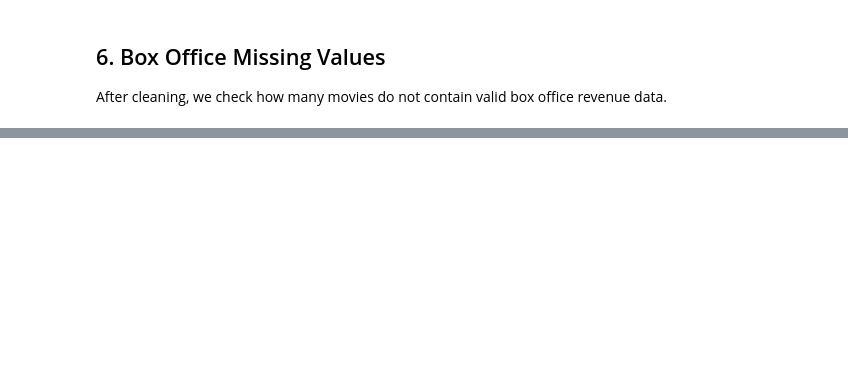
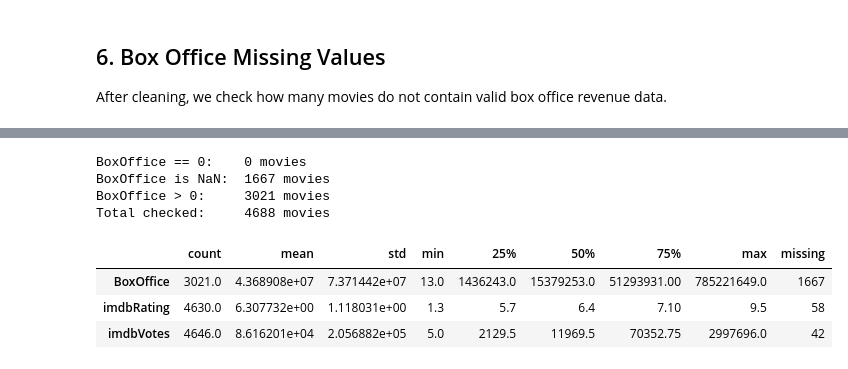
Before and after one commit to CU-S25-MSDSSB-DSCI-01-DataScienceLab/Movie-Project, a Jupyter notebook: jupyter notebooks/1_data_collection.ipynb, the cells around one changed output, grey strips where cells are left out. Drawn from its saved outputs; the diff is of its cells as text; code cells hidden in the pictures; blank space fills up the shorter version.

```diff
--- a/jupyter notebooks/1_data_collection.ipynb
+++ b/jupyter notebooks/1_data_collection.ipynb
@@ -177,0 +179,5 @@ df.to_csv(csv_output_path, index=False)
+# %%
+before = len(df)
+df = df.drop_duplicates(subset=["imdbID"], keep="first").reset_index(drop=True)
+after = len(df)
+print(f"Dropped {before - after} duplicate records; {after} unique movies remain.")
@@ -178,3 +188,10 @@ df.to_csv(csv_output_path, index=False)
+# %%
+df["BoxOffice_was_missing"] = (df["BoxOffice"] == 0)
+
+df.loc[df["BoxOffice"] == 0, "BoxOffice"] = pd.NA
+
+zero_count = df["BoxOffice_was_missing"].sum()
+nan_count  = df["BoxOffice"].isna().sum()
 # %% [markdown]
 ## 6. Box Office Missing Values
 
@@ -293,0 +321,9 @@ print(f"{len(fallback)} titles to scrape are saved to {fallback_path}")
+# %%
+df["BoxOffice_was_missing"] = (df["BoxOffice"] == 0)
+
+# zeros to NaN
+df.loc[df["BoxOffice"] == 0, "BoxOffice"] = pd.NA
+
+zero_count = (df["BoxOffice_was_missing"]).sum()
+nan_count  = df["BoxOffice"].isna().sum()
+print(f"{zero_count} movies had zero BoxOffice and are now NaN (total NaNs: {nan_count})")
@@ -293,0 +338,28 @@ print(f"{len(fallback)} titles to scrape are saved to {fallback_path}")
+# %%
+zero_count     = (df["BoxOffice"] == 0).sum()
+na_count       = df["BoxOffice"].isna().sum()
+positive_count = (df["BoxOffice"] > 0).sum()
+total          = len(df)
+
+print(f"BoxOffice == 0:    {zero_count} movies")
+print(f"BoxOffice is NaN:  {na_count} movies")
+print(f"BoxOffice > 0:     {positive_count} movies")
+print(f"Total checked:     {total} movies")
+# %% [output]
+BoxOffice == 0:    0 movies
+BoxOffice is NaN:  1667 movies
+BoxOffice > 0:     3021 movies
+Total checked:     4688 movies
+# %%
+summary = df[["BoxOffice", "imdbRating", "imdbVotes", "Runtime"]].describe().T
+
+numeric_cols = summary.index.tolist()
+missing_counts = df[numeric_cols].isna().sum()
+summary["missing"] = missing_counts
+
+display(summary)
+# %% [output]
+|  | count | mean | std | min | 25% | 50% | 75% | max | missing |
+| BoxOffice | 3021.0 | 4.368908e+07 | 7.371442e+07 | 13.0 | 1436243.0 | 15379253.0 | 51293931.00 | 785221649.0 | 1667 |
+| imdbRating | 4630.0 | 6.307732e+00 | 1.118031e+00 | 1.3 | 5.7 | 6.4 | 7.10 | 9.5 | 58 |
+| imdbVotes | 4646.0 | 8.616201e+04 | 2.056882e+05 | 5.0 | 2129.5 | 11969.5 | 70352.75 | 2997696.0 | 42 |
```
Also changed, not shown: parts of 37 cells of this notebook, 8 other files.
